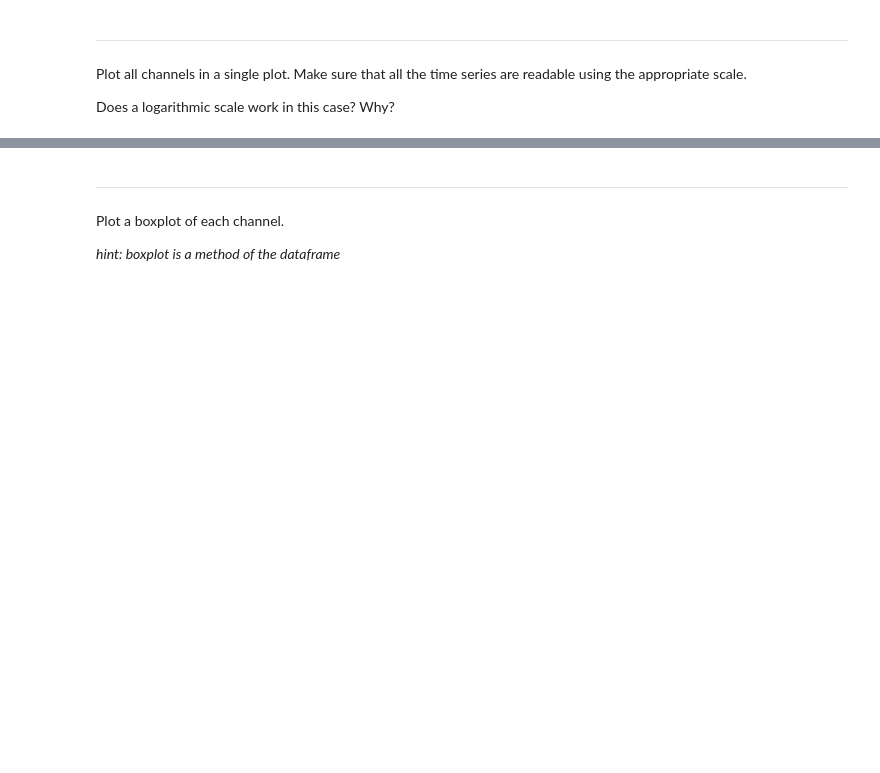
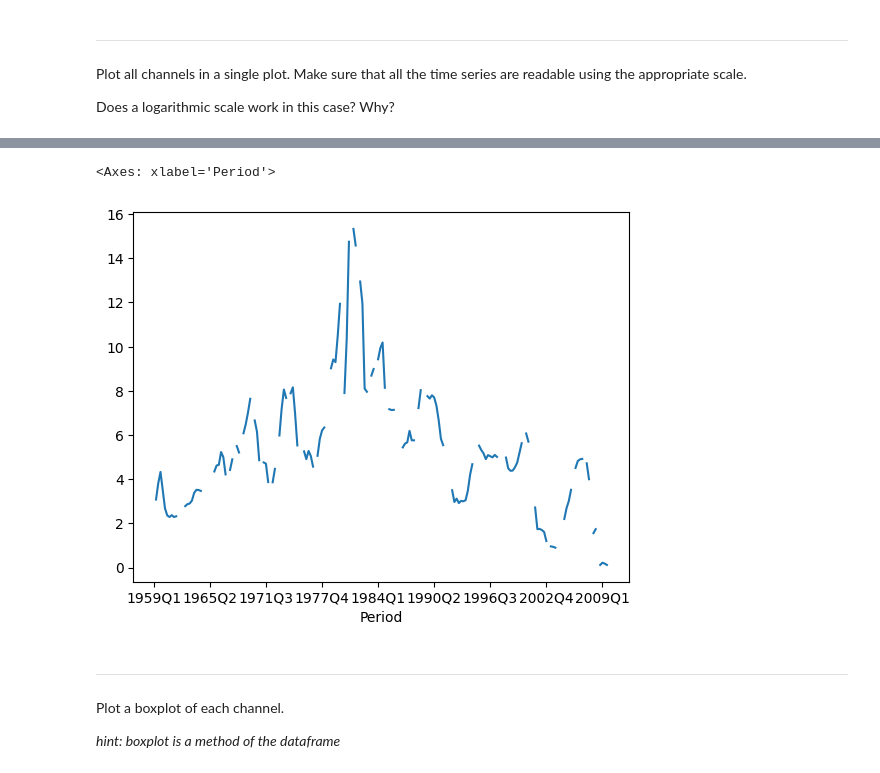
Before and after one commit to icezimmer/pmts, a Jupyter notebook: notebooks/01_Introduction_and_Preprocessing_exercise.ipynb, the cells around one changed output, grey strips where cells are left out. Saved outputs shown, nothing was run; the diff lists cells and outputs as text; code cells hidden in the pictures; blank space fills up the shorter version.

```diff
--- a/notebooks/01_Introduction_and_Preprocessing_exercise.ipynb
+++ b/notebooks/01_Introduction_and_Preprocessing_exercise.ipynb
@@ -35,3 +106,8 @@ Does a logarithmic scale work in this case? Why?
+# %%
+df['tbilrate'].plot()
+# %% [output]
+<Axes: xlabel='Period'>
+[figure, added]
 # %% [markdown]
 ---
 
```
Also changed, not shown: parts of 14 cells of this notebook, 2 other files.
